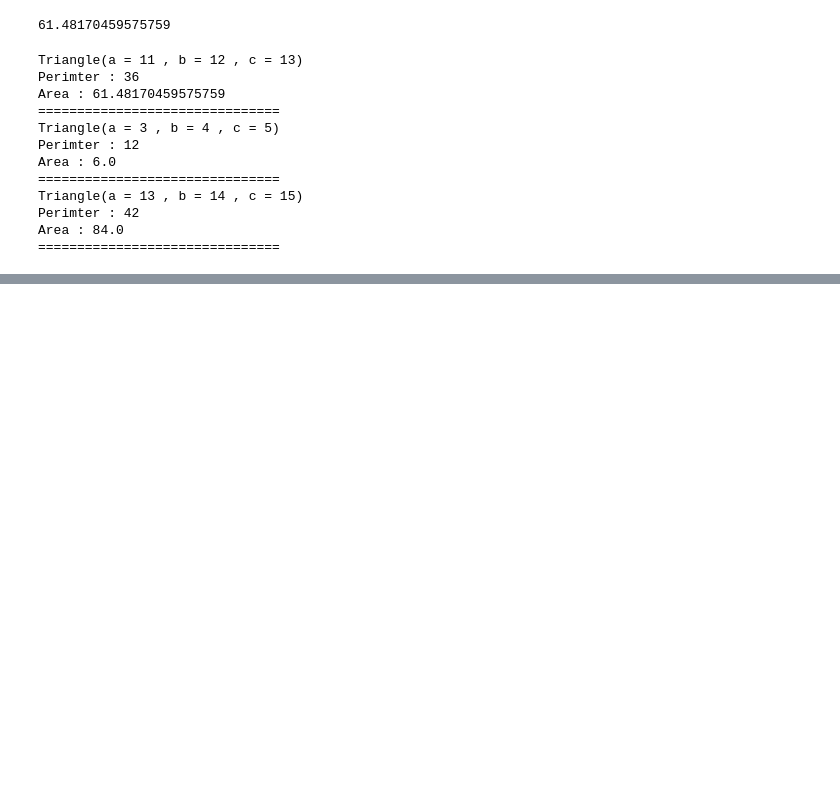
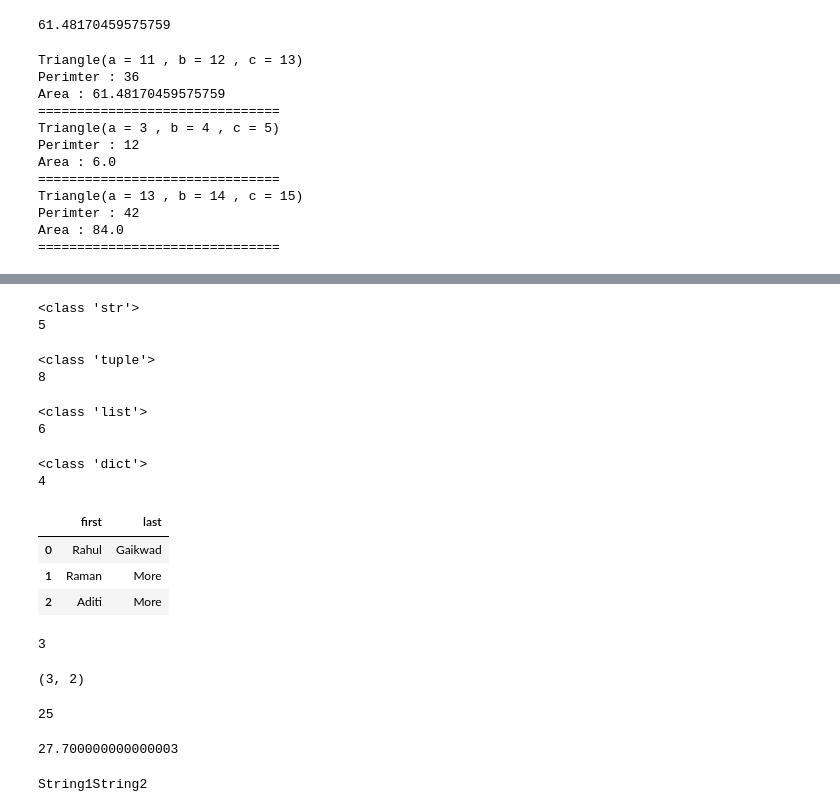
Before and after one commit to utkarshg1/Wakad_adv_python_12_2_26th_Nov, a Jupyter notebook: 04_Polymorhism.ipynb, the cells around one changed output, grey strips where cells are left out. Saved outputs shown, nothing was run; the diff lists cells and outputs as text; code cells hidden in the pictures; blank space fills up the shorter version.

```diff
--- a/04_Polymorhism.ipynb
+++ b/04_Polymorhism.ipynb
@@ -104,0 +111,70 @@ Area : 84.0
+# %%
+a = "Raman"
+print(type(a))
+print(len(a))
+# %% [output]
+<class 'str'>
+5
+# %%
+b = (1, 2, 3, 4, 5, 6, 7, 8)
+print(type(b))
+print(len(b))
+# %% [output]
+<class 'tuple'>
+8
+# %%
+c = [3, 4, 5, 6, 7, 8]
+print(type(c))
+print(len(c))
+# %% [output]
+<class 'list'>
+6
+# %%
+d = {
+    "a": 12, "b": 13, "c": 15, "d": 18
+}
+print(type(d))
+print(len(d))
+# %% [output]
+<class 'dict'>
+4
+# %%
+import pandas as pd
+df = pd.DataFrame(
+    {
+        "first": ["Rahul", "Raman", "Aditi"],
+        "last": ["Gaikwad", "More", "More"]
+    }
+)
+df
+# %% [output]
+|  | first | last |
+| 0 | Rahul | Gaikwad |
+| 1 | Raman | More |
+| 2 | Aditi | More |
+# %%
+len(df)
+# %% [output]
+3
+# %%
+df.shape
+# %% [output]
+(3, 2)
+# %%
+a = 12
+b = 13
+print(a + b)
+# %% [output]
+25
+# %%
+c = 13.3
+d = 14.4
+print(c + d)
+# %% [output]
+27.700000000000003
+# %%
+e = "String1"
+f = "String2"
+print(e + f)
+# %% [output]
+String1String2
```
Also changed, not shown: parts of 22 cells of this notebook.
